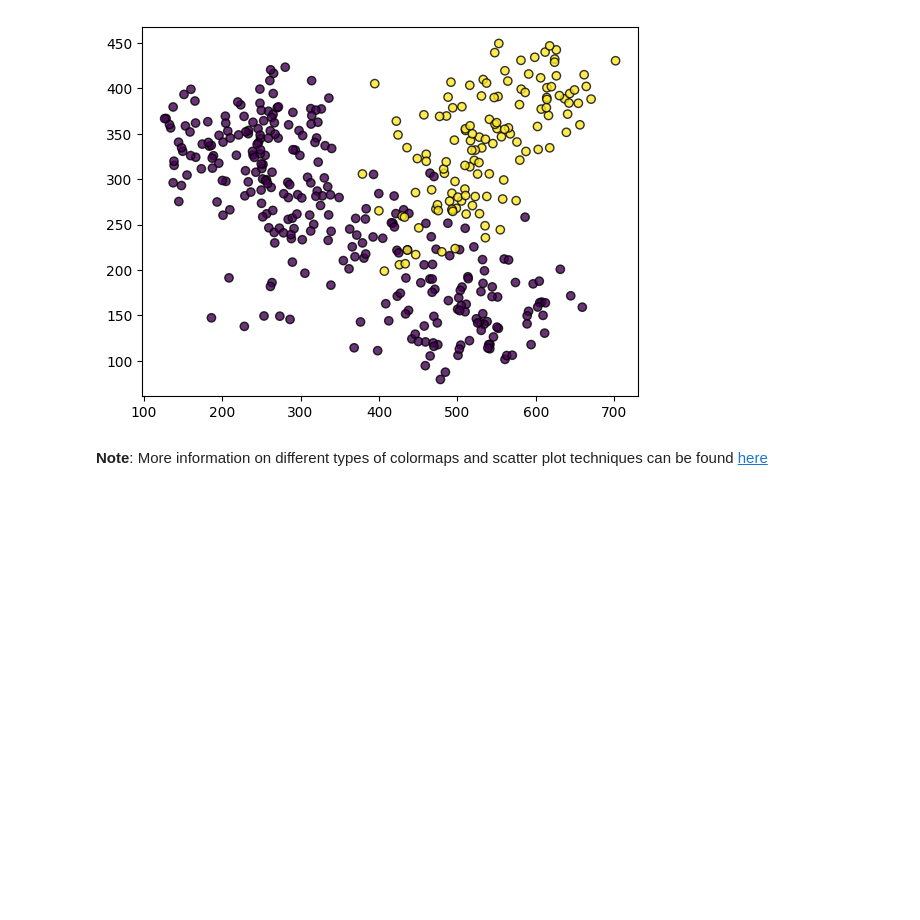
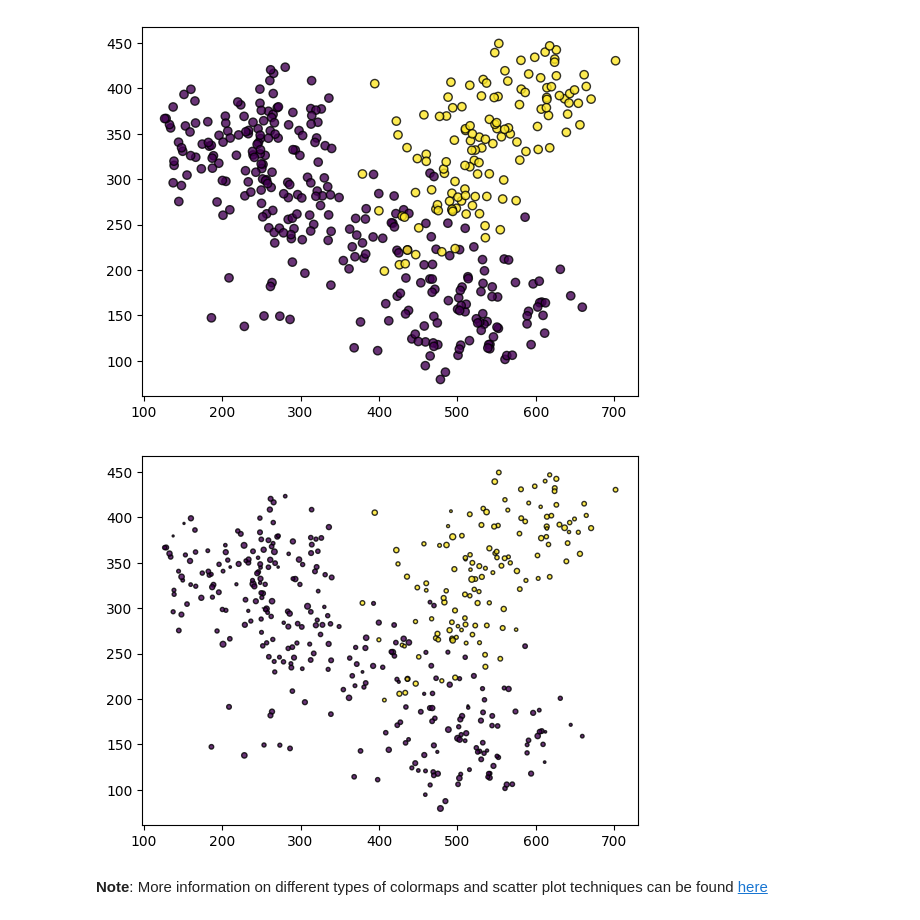
Before and after one commit to Anup710/calm-notebooks, a Jupyter notebook: matplotlib/core_nb.ipynb, the cells around one changed output. Saved outputs shown, nothing was run; the diff lists cells and outputs as text; code cells hidden in the pictures; blank space fills up the shorter version.

```diff
--- a/matplotlib/core_nb.ipynb
+++ b/matplotlib/core_nb.ipynb
@@ -171,6 +171,15 @@ scatter = plt.scatter(X.iloc[:, 0], X.iloc[:, 1], c=y_numeric, cmap='viridis', e
 plt.show()
 # %% [output]
 [figure]
+# %%
+sizes = np.random.normal(10,3,len(y_numeric))
+
+# introduce a droplet radius feature based on the sizes vector.
+
+scatter = plt.scatter(X.iloc[:, 0], X.iloc[:, 1], c=y_numeric, cmap='viridis', edgecolor='k', alpha=0.8, s = sizes)
+plt.show()
+# %% [output]
+[figure, added]
 # %% [markdown]
 __Note__: More information on different types of colormaps and scatter plot techniques can be found [here](https://www.w3schools.com/python/matplotlib_scatter.asp)
 # %% [markdown]
```
Also changed, not shown: parts of 1 cell of this notebook, 2 other files.
